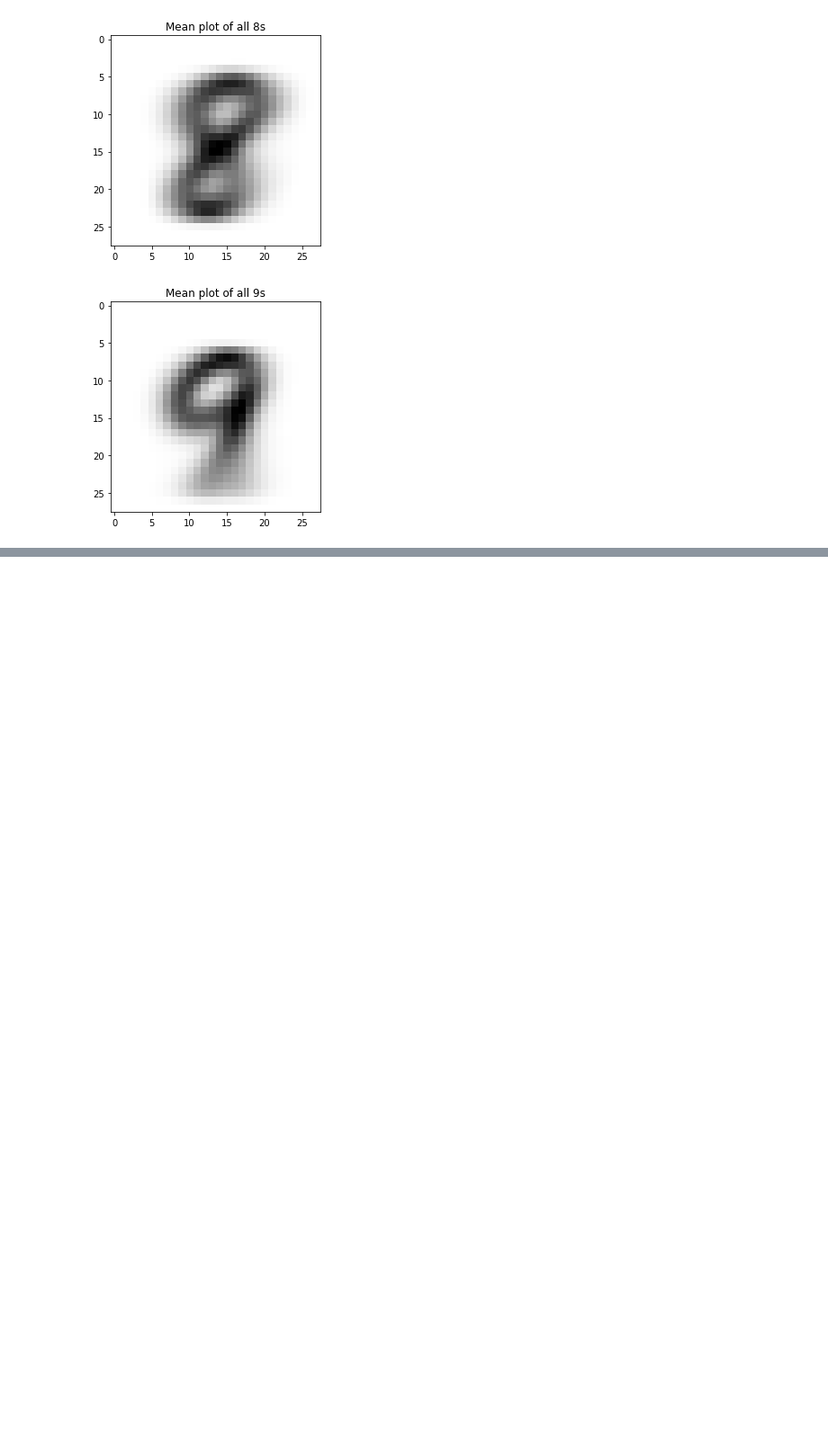
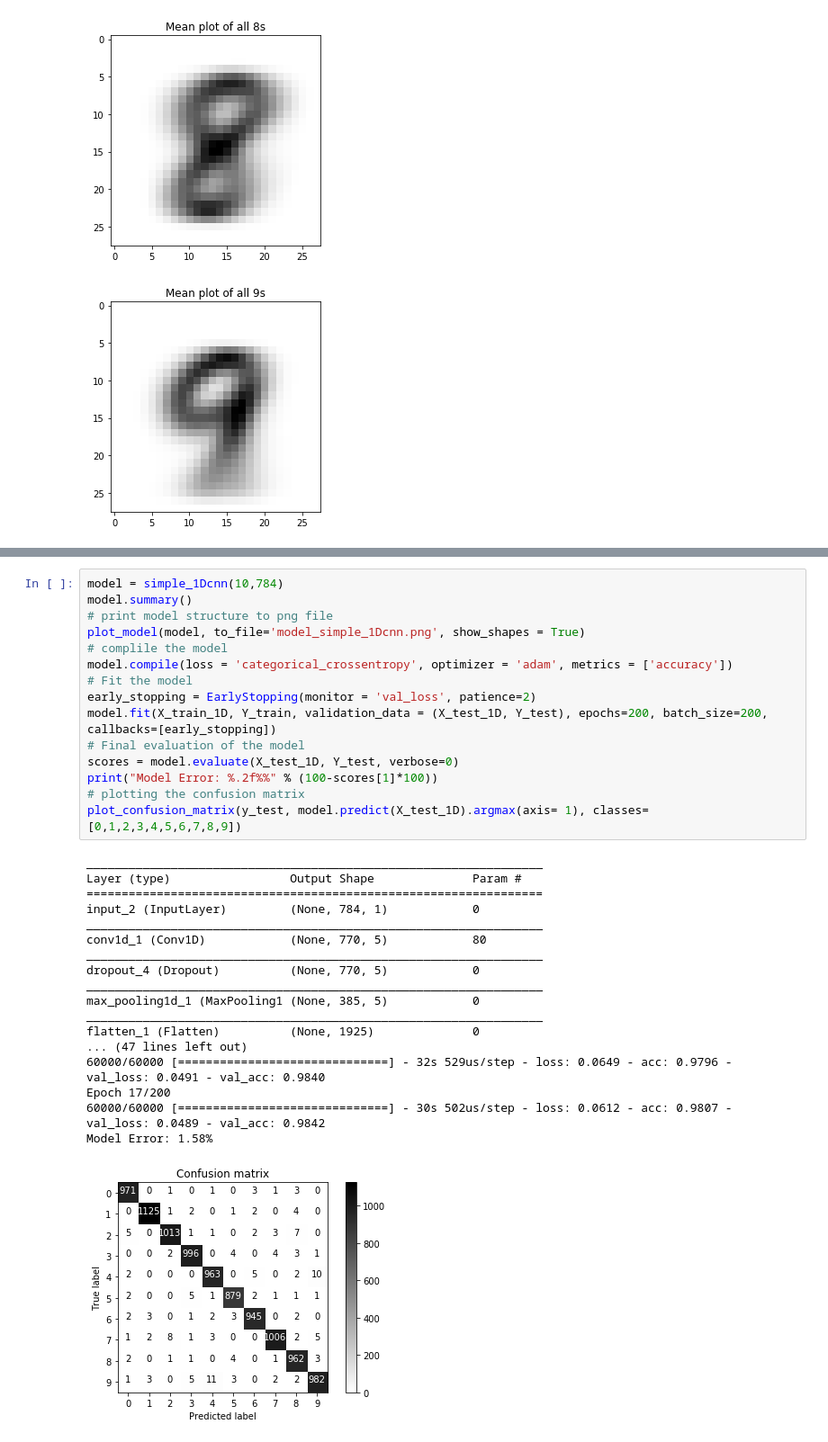
Before and after one commit to nildip/DeepLearn_NUMBERS, a Jupyter notebook: MNIST.ipynb, the cells around one changed output, grey strips where cells are left out. Shown at 90% size. Saved outputs shown, nothing was run; the diff lists cells and outputs as text; blank space fills up the shorter version.

```diff
--- a/MNIST.ipynb
+++ b/MNIST.ipynb
@@ -205,0 +89,34 @@ Y_test = np_utils.to_categorical(y_test)
+# %%
+model = simple_1Dcnn(10,784)
+model.summary()
+# print model structure to png file
+plot_model(model, to_file='model_simple_1Dcnn.png', show_shapes = True)
+# complile the model
+model.compile(loss = 'categorical_crossentropy', optimizer = 'adam', metrics = ['accuracy'])
+# Fit the model
+early_stopping = EarlyStopping(monitor = 'val_loss', patience=2)
+model.fit(X_train_1D, Y_train, validation_data = (X_test_1D, Y_test), epochs=200, batch_size=200, callbacks=[early_stopping])
+# Final evaluation of the model
+scores = model.evaluate(X_test_1D, Y_test, verbose=0)
+print("Model Error: %.2f%%" % (100-scores[1]*100))
+# plotting the confusion matrix
+plot_confusion_matrix(y_test, model.predict(X_test_1D).argmax(axis= 1), classes=[0,1,2,3,4,5,6,7,8,9])
+# %% [output]
+_________________________________________________________________
+Layer (type)                 Output Shape              Param #
+=================================================================
+input_2 (InputLayer)         (None, 784, 1)            0
+_________________________________________________________________
+conv1d_1 (Conv1D)            (None, 770, 5)            80
+_________________________________________________________________
+dropout_4 (Dropout)          (None, 770, 5)            0
+_________________________________________________________________
+max_pooling1d_1 (MaxPooling1 (None, 385, 5)            0
+_________________________________________________________________
+flatten_1 (Flatten)          (None, 1925)              0
+... (47 lines left out)
+60000/60000 [==============================] - 32s 529us/step - loss: 0.0649 - acc: 0.9796 - val_loss: 0.0491 - val_acc: 0.9840
+Epoch 17/200
+60000/60000 [==============================] - 30s 502us/step - loss: 0.0612 - acc: 0.9807 - val_loss: 0.0489 - val_acc: 0.9842
+Model Error: 1.58%
+[figure, added]
```
Also changed, not shown: parts of 17 cells of this notebook.
